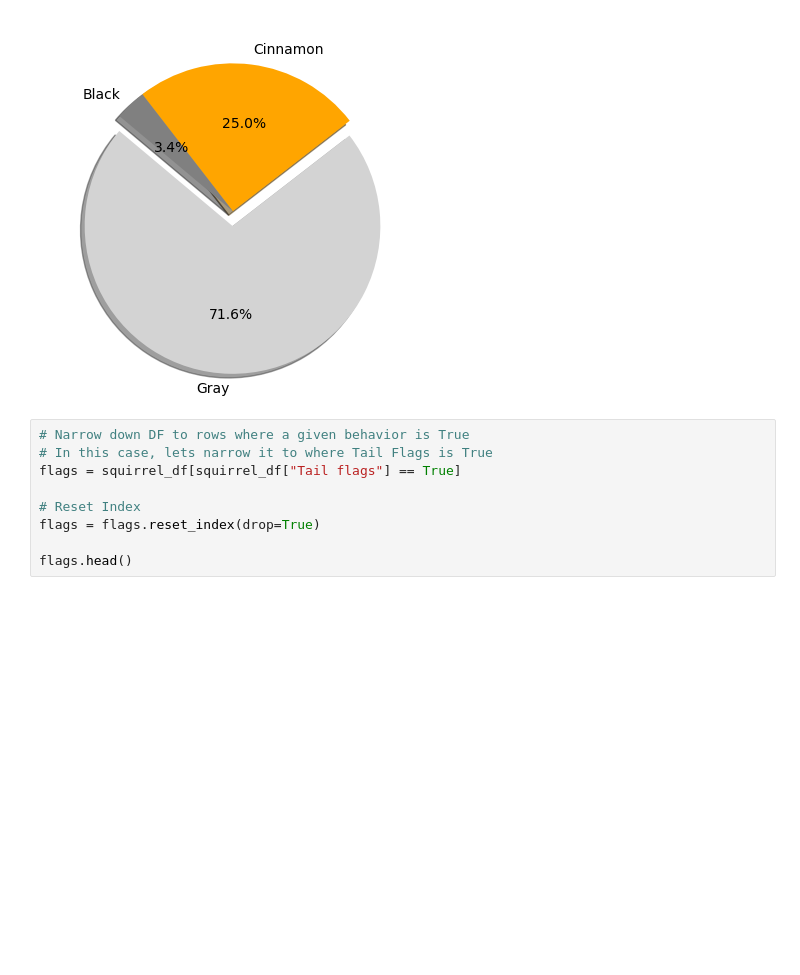
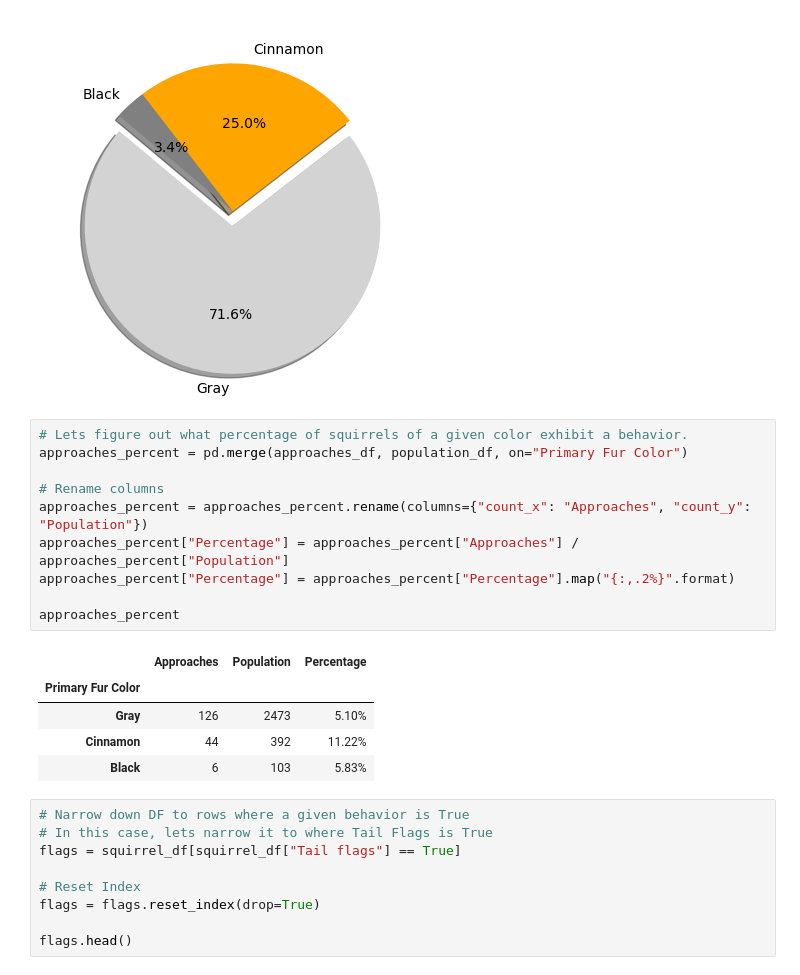
Before and after one commit to brown016340/Project-1, a Jupyter notebook: SquirrelBehaviorGraphs.ipynb, the cells around one changed output. Cells and saved outputs as stored; diff of their text form; blank space fills up the shorter version.

```diff
--- a/SquirrelBehaviorGraphs.ipynb
+++ b/SquirrelBehaviorGraphs.ipynb
@@ -87,6 +87,22 @@ plt.pie(sizes, explode=explode, labels=labels, colors=colors,
 plt.show()
 # %% [output]
 [figure]
+# %%
+# Lets figure out what percentage of squirrels of a given color exhibit a behavior.
+approaches_percent = pd.merge(approaches_df, population_df, on="Primary Fur Color")
+
+# Rename columns
+approaches_percent = approaches_percent.rename(columns={"count_x": "Approaches", "count_y": "Population"})
+approaches_percent["Percentage"] = approaches_percent["Approaches"] / approaches_percent["Population"]
+approaches_percent["Percentage"] = approaches_percent["Percentage"].map("{:,.2%}".format)
+
+approaches_percent
+# %% [output]
+|  | Approaches | Population | Percentage |
+| Primary Fur Color |  |  |  |
+| Gray | 126 | 2473 | 5.10% |
+| Cinnamon | 44 | 392 | 11.22% |
+| Black | 6 | 103 | 5.83% |
 # %%
 # Narrow down DF to rows where a given behavior is True
 # In this case, lets narrow it to where Tail Flags is True
```
